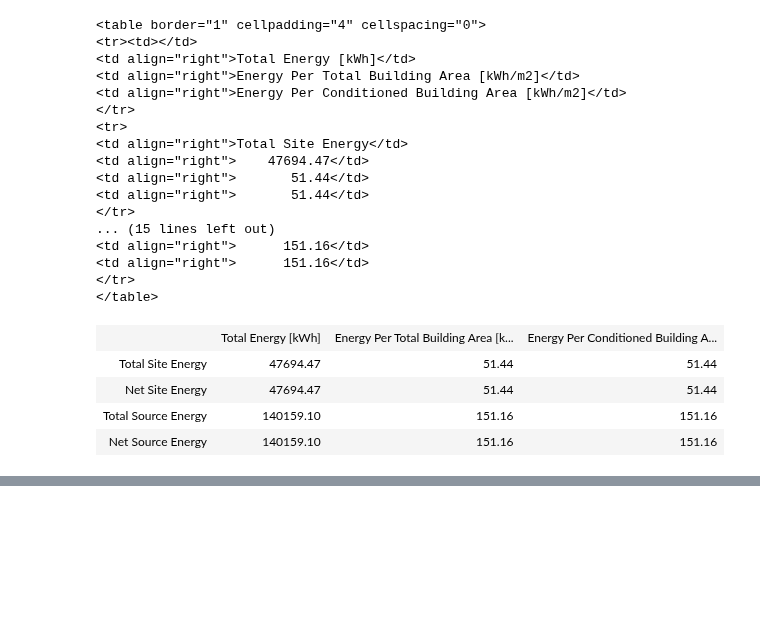
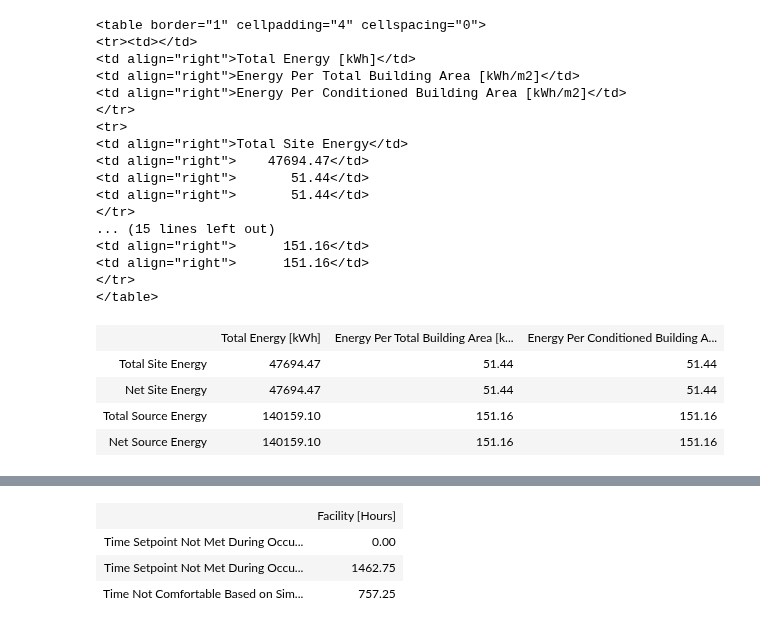
Before and after one commit to santoshphilip/eppy, a Jupyter notebook: eppy/readhtml.ipynb, the cells around one changed output, grey strips where cells are left out. Cells and saved outputs as stored; diff of their text form; code cells hidden in the pictures; blank space fills up the shorter version.

```diff
--- a/eppy/readhtml.ipynb
+++ b/eppy/readhtml.ipynb
@@ -257,0 +282,7 @@ HTML(str(soup.table))
+# %%
+HTML(l[-1])
+# %% [output]
+|  | Facility [Hours] |
+| Time Setpoint Not Met During Occu... | 0.00 |
+| Time Setpoint Not Met During Occu... | 1462.75 |
+| Time Not Comfortable Based on Sim... | 757.25 |
```
Also changed, not shown: parts of 4 cells of this notebook.
